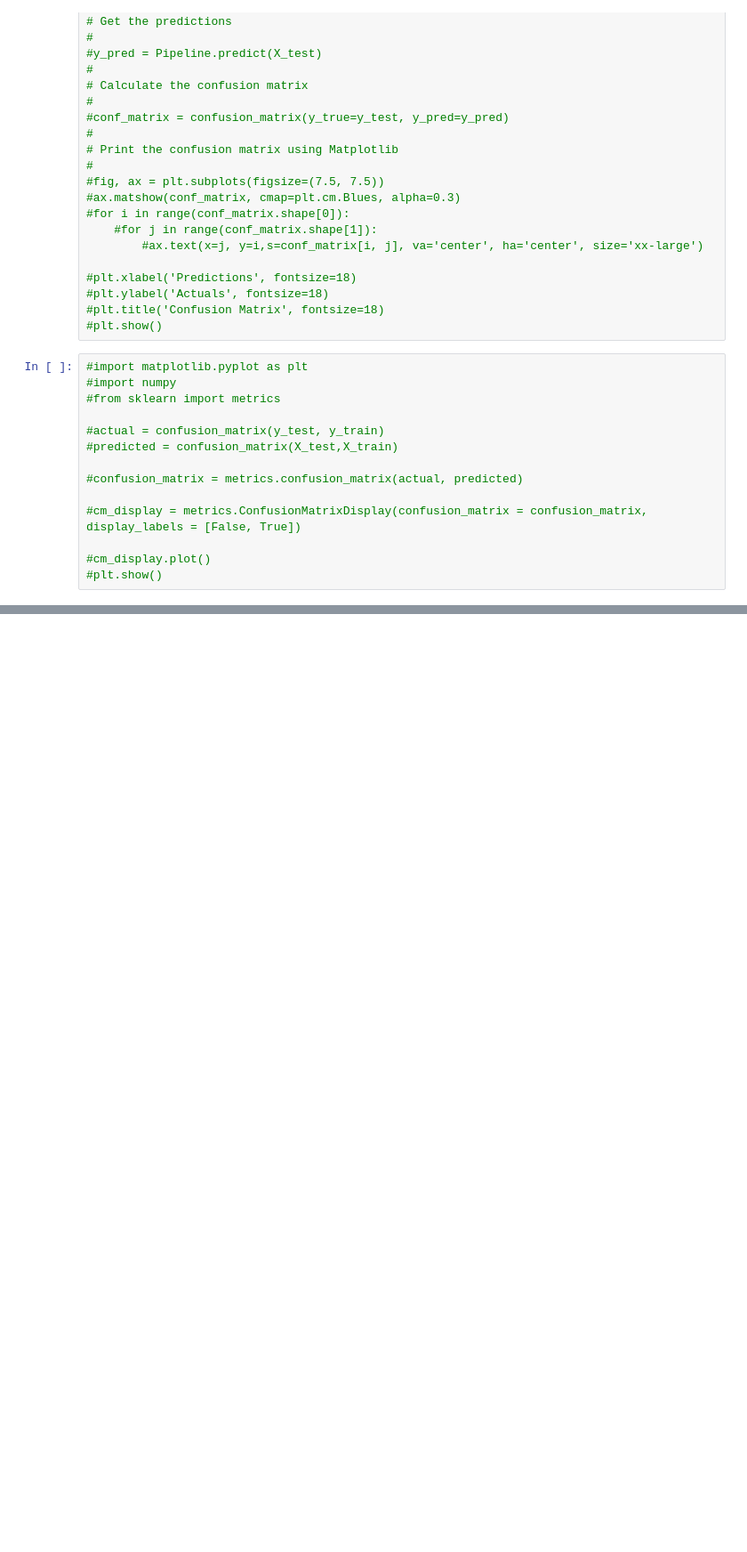
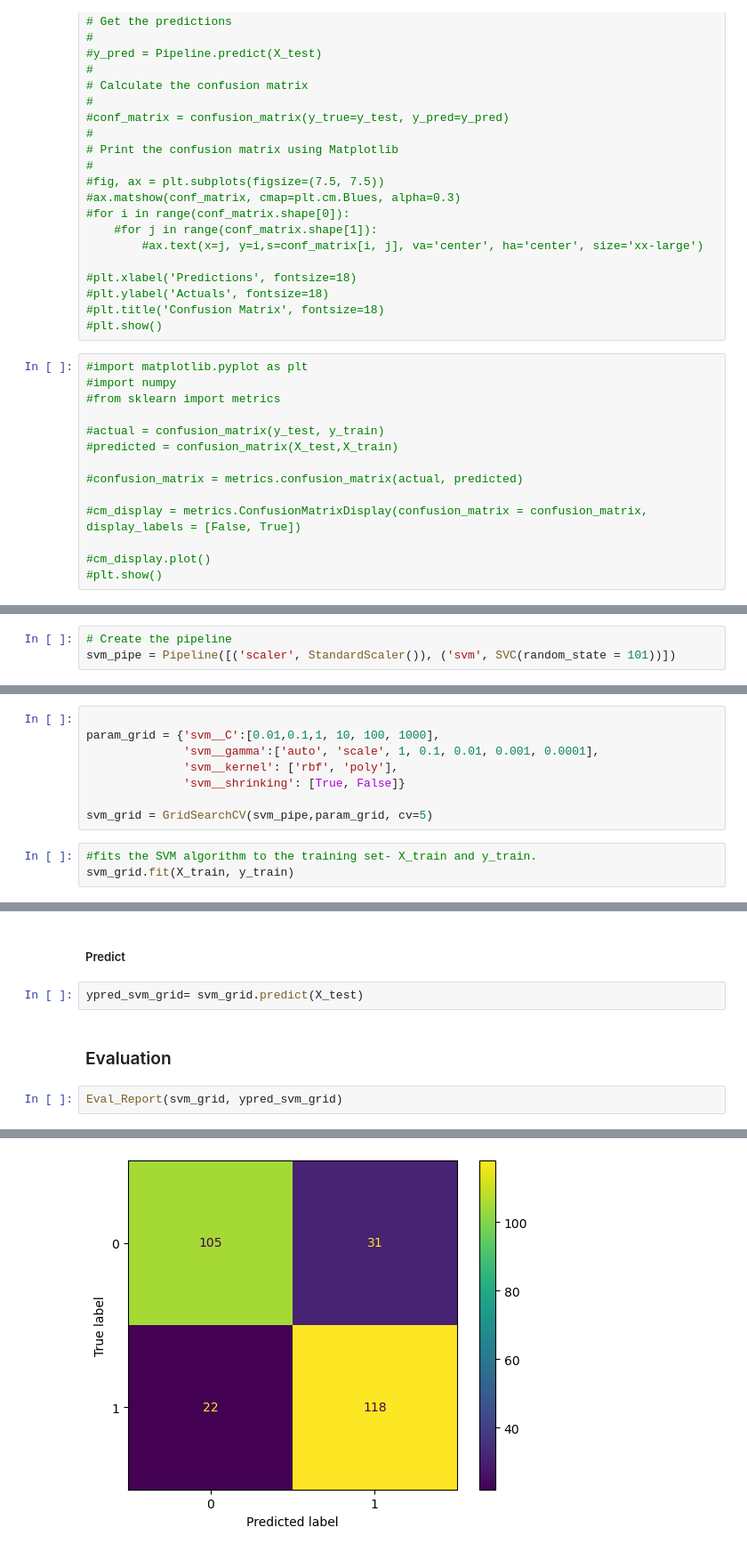
Before and after one commit to sara81a/Heart-Disease-Classification, a Jupyter notebook: Phase2/dataDescription.ipynb, the cells around one changed output, grey strips where cells are left out. Shown at 89% size. Drawn from its saved outputs; the diff is of its cells as text; blank space fills up the shorter version.

```diff
--- a/Phase2/dataDescription.ipynb
+++ b/Phase2/dataDescription.ipynb
@@ -829,0 +959,3 @@ weighted avg       0.78      0.78      0.78       276
+# %%
+# Create the pipeline
+svm_pipe = Pipeline([('scaler', StandardScaler()), ('svm', SVC(random_state = 101))])
@@ -829,0 +967,11 @@ weighted avg       0.78      0.78      0.78       276
+# %%
+
+param_grid = {'svm__C':[0.01,0.1,1, 10, 100, 1000],
+              'svm__gamma':['auto', 'scale', 1, 0.1, 0.01, 0.001, 0.0001],
+              'svm__kernel': ['rbf', 'poly'],
+              'svm__shrinking': [True, False]}
+
+svm_grid = GridSearchCV(svm_pipe,param_grid, cv=5)
+# %%
+#fits the SVM algorithm to the training set- X_train and y_train.
+svm_grid.fit(X_train, y_train)
@@ -829,0 +995,9 @@ weighted avg       0.78      0.78      0.78       276
+# %% [markdown]
+##### Predict
+# %%
+ypred_svm_grid= svm_grid.predict(X_test)
+# %% [markdown]
+### Evaluation
+# %%
+Eval_Report(svm_grid, ypred_svm_grid)
+# %% [output]
@@ -829,0 +1024 @@ weighted avg       0.78      0.78      0.78       276
+[figure, added]
```
Also changed, not shown: parts of 43 cells of this notebook, 1 other file.
